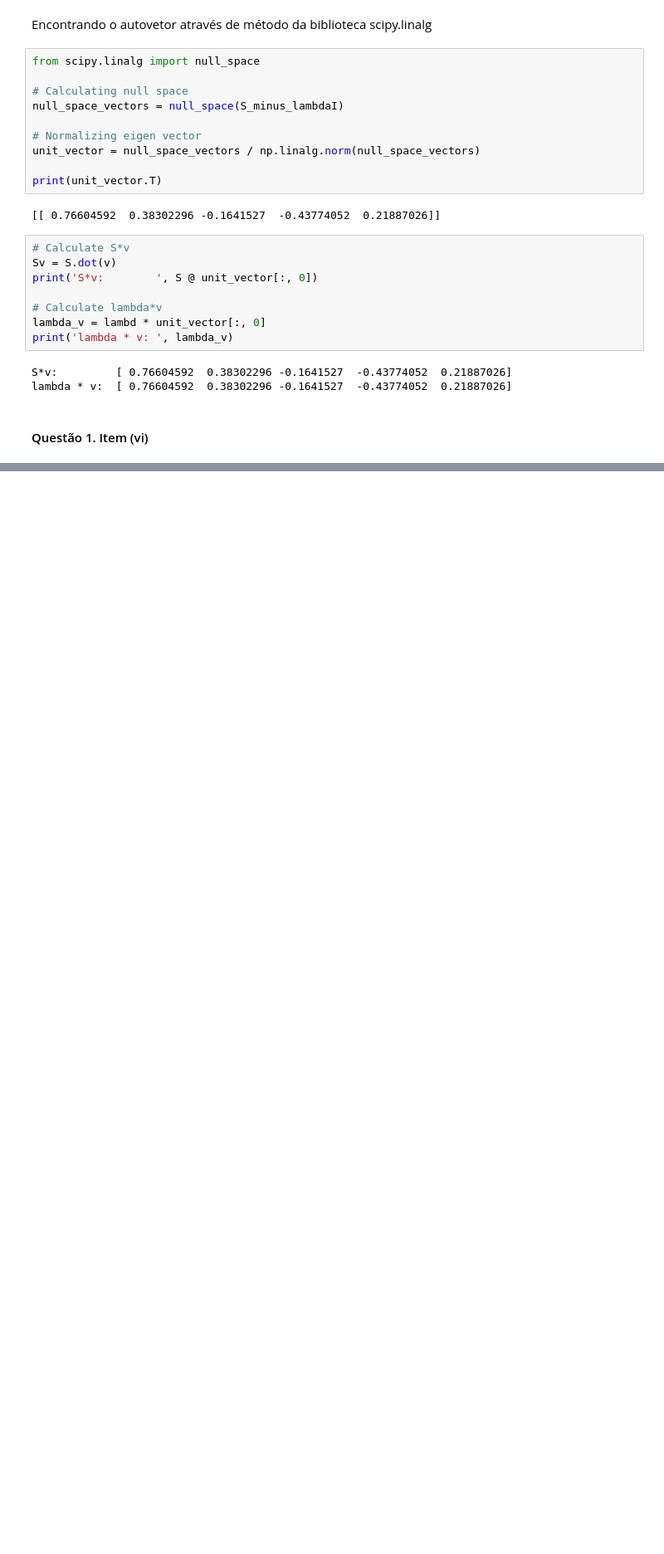
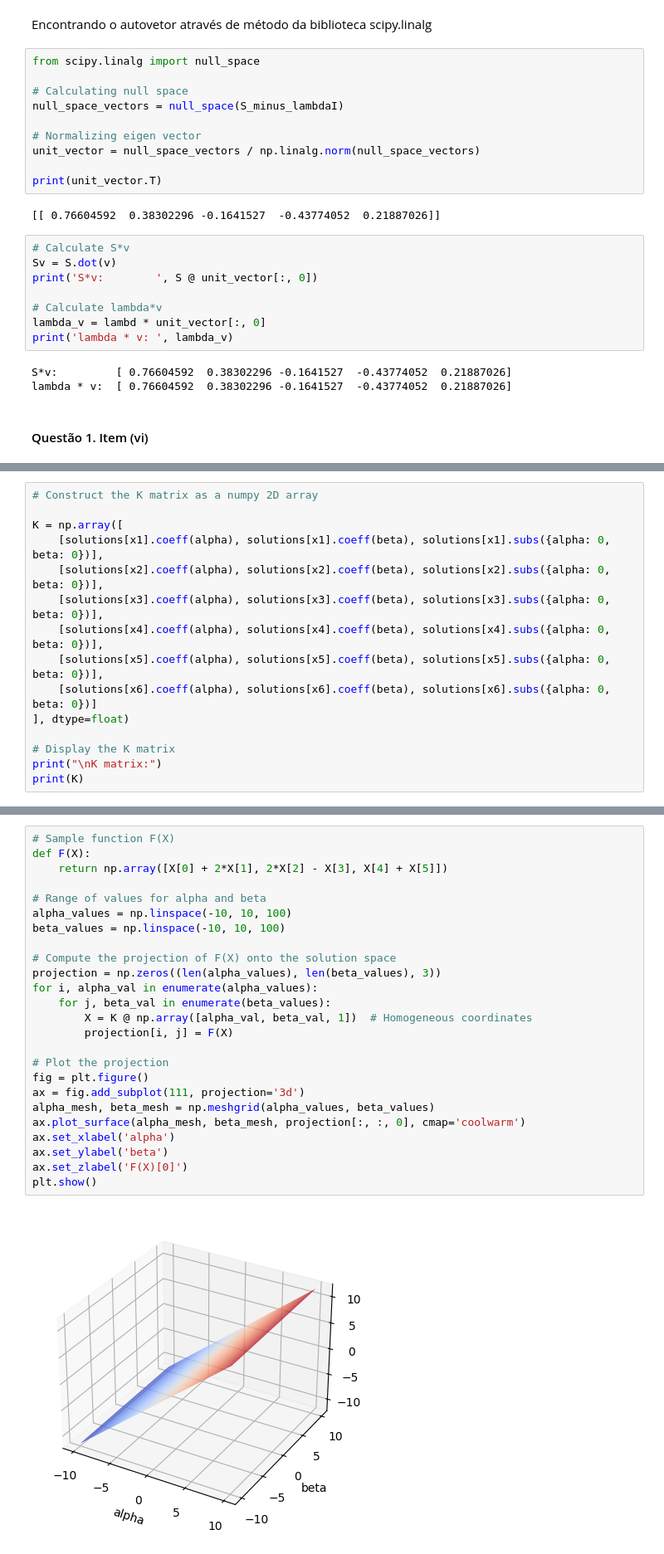
Before and after one commit to davibelo/EQE703_trabalho_1, a Jupyter notebook: respostas.ipynb, the cells around one changed output, grey strips where cells are left out. Shown at 83% size. Drawn from its saved outputs; the diff is of its cells as text; blank space fills up the shorter version.

Commit message:
F(x) projection

```diff
--- a/respostas.ipynb
+++ b/respostas.ipynb
@@ -455,0 +515,15 @@ ValueError: attempt to get argmax of an empty sequence
+# %%
+# Construct the K matrix as a numpy 2D array
+
+K = np.array([
+    [solutions[x1].coeff(alpha), solutions[x1].coeff(beta), solutions[x1].subs({alpha: 0, beta: 0})],
+    [solutions[x2].coeff(alpha), solutions[x2].coeff(beta), solutions[x2].subs({alpha: 0, beta: 0})],
+    [solutions[x3].coeff(alpha), solutions[x3].coeff(beta), solutions[x3].subs({alpha: 0, beta: 0})],
+    [solutions[x4].coeff(alpha), solutions[x4].coeff(beta), solutions[x4].subs({alpha: 0, beta: 0})],
+    [solutions[x5].coeff(alpha), solutions[x5].coeff(beta), solutions[x5].subs({alpha: 0, beta: 0})],
+    [solutions[x6].coeff(alpha), solutions[x6].coeff(beta), solutions[x6].subs({alpha: 0, beta: 0})]
+], dtype=float)
+
+# Display the K matrix
+print("\nK matrix:")
+print(K)
@@ -455,0 +538,27 @@ ValueError: attempt to get argmax of an empty sequence
+# %%
+# Sample function F(X)
+def F(X):
+    return np.array([X[0] + 2*X[1], 2*X[2] - X[3], X[4] + X[5]])
+
+# Range of values for alpha and beta
+alpha_values = np.linspace(-10, 10, 100)
+beta_values = np.linspace(-10, 10, 100)
+
+# Compute the projection of F(X) onto the solution space
+projection = np.zeros((len(alpha_values), len(beta_values), 3))
+for i, alpha_val in enumerate(alpha_values):
+    for j, beta_val in enumerate(beta_values):
+        X = K @ np.array([alpha_val, beta_val, 1])  # Homogeneous coordinates
+        projection[i, j] = F(X)
+
+# Plot the projection
+fig = plt.figure()
+ax = fig.add_subplot(111, projection='3d')
+alpha_mesh, beta_mesh = np.meshgrid(alpha_values, beta_values)
+ax.plot_surface(alpha_mesh, beta_mesh, projection[:, :, 0], cmap='coolwarm')
+ax.set_xlabel('alpha')
+ax.set_ylabel('beta')
+ax.set_zlabel('F(X)[0]')
+plt.show()
+# %% [output]
+[figure, added]
```
Also changed, not shown: parts of 9 cells of this notebook, 1 other file.
